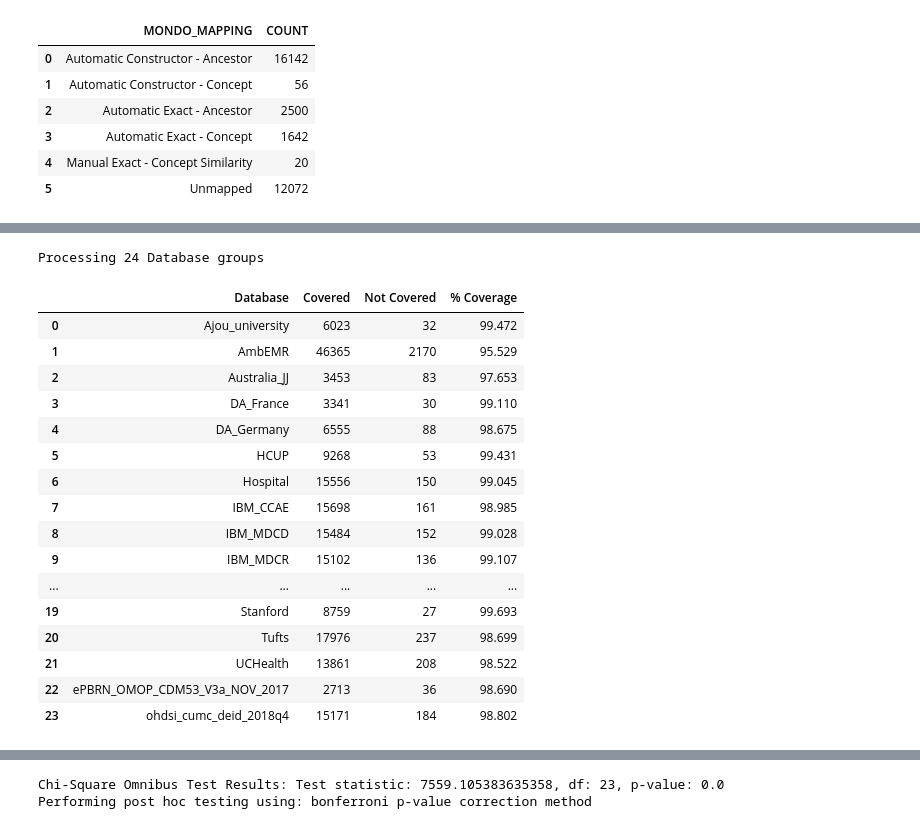
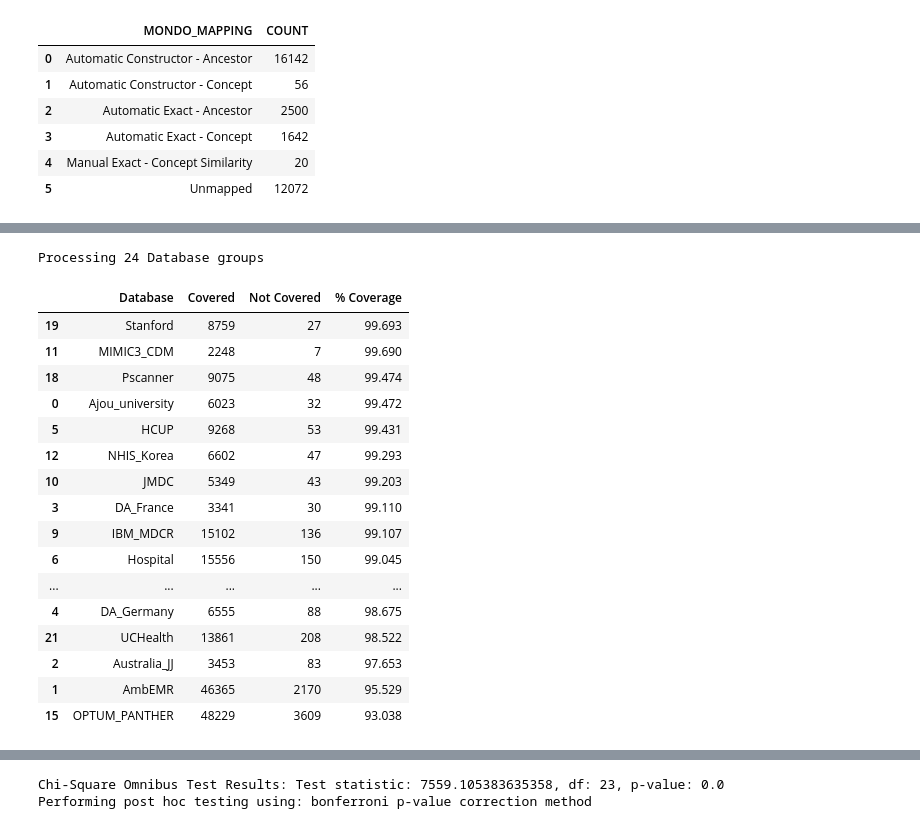
Before and after one commit to callahantiff/OMOP2OBO, a Jupyter notebook: resources/analyses/omop2obo_mapping_validation.ipynb, the cells around one changed output, grey strips where cells are left out. Cells and saved outputs as stored; diff of their text form; code cells hidden in the pictures.

```diff
--- a/resources/analyses/omop2obo_mapping_validation.ipynb
+++ b/resources/analyses/omop2obo_mapping_validation.ipynb
@@ -134,6 +134,9 @@ measurement_onts = ['HP', 'CHEBI', 'CL', 'UBERON', 'PR', 'NCBITAXON']
 
 # silencing warnings
 warnings.filterwarnings('ignore')
+
+# set Pandas number display style
+pd.set_option('display.float_format', '{:.3f}'.format)
 
 # set plotting arguments
 %matplotlib inline
@@ -943,36 +1232,36 @@ in_excluded_chco
 # %%
 # Get concept coverage by database
 conds_coverage_dict = gets_group_stats(concept_prev_conds.copy(), cond_mappings_standard.copy(), 'DATABASE_NAME', 'CONCEPT_ID')
 
 # create contingency table
 dbs = list(conds_coverage_dict.keys())
 db_covered = [len(conds_coverage_dict[j]['overlap'].keys()) for j in dbs]
 db_not_covered = [len(conds_coverage_dict[j]['primary_only'].keys()) for j in dbs]
 
 # convert to Pandas DataFrame
 conds_coverage_df = pd.DataFrame({'Database': dbs, 'Covered': db_covered, 'Not Covered': db_not_covered})
 
 # calculate coverage
 conds_coverage_df['% Coverage'] = round(conds_coverage_df['Covered']/(conds_coverage_df['Covered'] + conds_coverage_df['Not Covered'])*100, 3)
 
 # view table
-conds_coverage_df
+conds_coverage_df.sort_values('% Coverage', ascending=False)
 # %% [output]
 Processing 24 Database groups
 |  | Database | Covered | Not Covered | % Coverage |
+| 19 | Stanford | 8759 | 27 | 99.693 |
+| 11 | MIMIC3_CDM | 2248 | 7 | 99.690 |
+| 18 | Pscanner | 9075 | 48 | 99.474 |
 | 0 | Ajou_university | 6023 | 32 | 99.472 |
+| 5 | HCUP | 9268 | 53 | 99.431 |
+| 12 | NHIS_Korea | 6602 | 47 | 99.293 |
+| 10 | JMDC | 5349 | 43 | 99.203 |
+| 3 | DA_France | 3341 | 30 | 99.110 |
+| 9 | IBM_MDCR | 15102 | 136 | 99.107 |
+| 6 | Hospital | 15556 | 150 | 99.045 |
+| ... | ... | ... | ... | ... |
+| 4 | DA_Germany | 6555 | 88 | 98.675 |
+| 21 | UCHealth | 13861 | 208 | 98.522 |
+| 2 | Australia_JJ | 3453 | 83 | 97.653 |
 | 1 | AmbEMR | 46365 | 2170 | 95.529 |
-| 2 | Australia_JJ | 3453 | 83 | 97.653 |
-| 3 | DA_France | 3341 | 30 | 99.110 |
-| 4 | DA_Germany | 6555 | 88 | 98.675 |
-| 5 | HCUP | 9268 | 53 | 99.431 |
-| 6 | Hospital | 15556 | 150 | 99.045 |
-| 7 | IBM_CCAE | 15698 | 161 | 98.985 |
-| 8 | IBM_MDCD | 15484 | 152 | 99.028 |
-| 9 | IBM_MDCR | 15102 | 136 | 99.107 |
-| ... | ... | ... | ... | ... |
-| 19 | Stanford | 8759 | 27 | 99.693 |
-| 20 | Tufts | 17976 | 237 | 98.699 |
-| 21 | UCHealth | 13861 | 208 | 98.522 |
-| 22 | ePBRN_OMOP_CDM53_V3a_NOV_2017 | 2713 | 36 | 98.690 |
-| 23 | ohdsi_cumc_deid_2018q4 | 15171 | 184 | 98.802 |
+| 15 | OPTUM_PANTHER | 48229 | 3609 | 93.038 |
```
Also changed, not shown: parts of 258 cells of this notebook, 1 other file.
